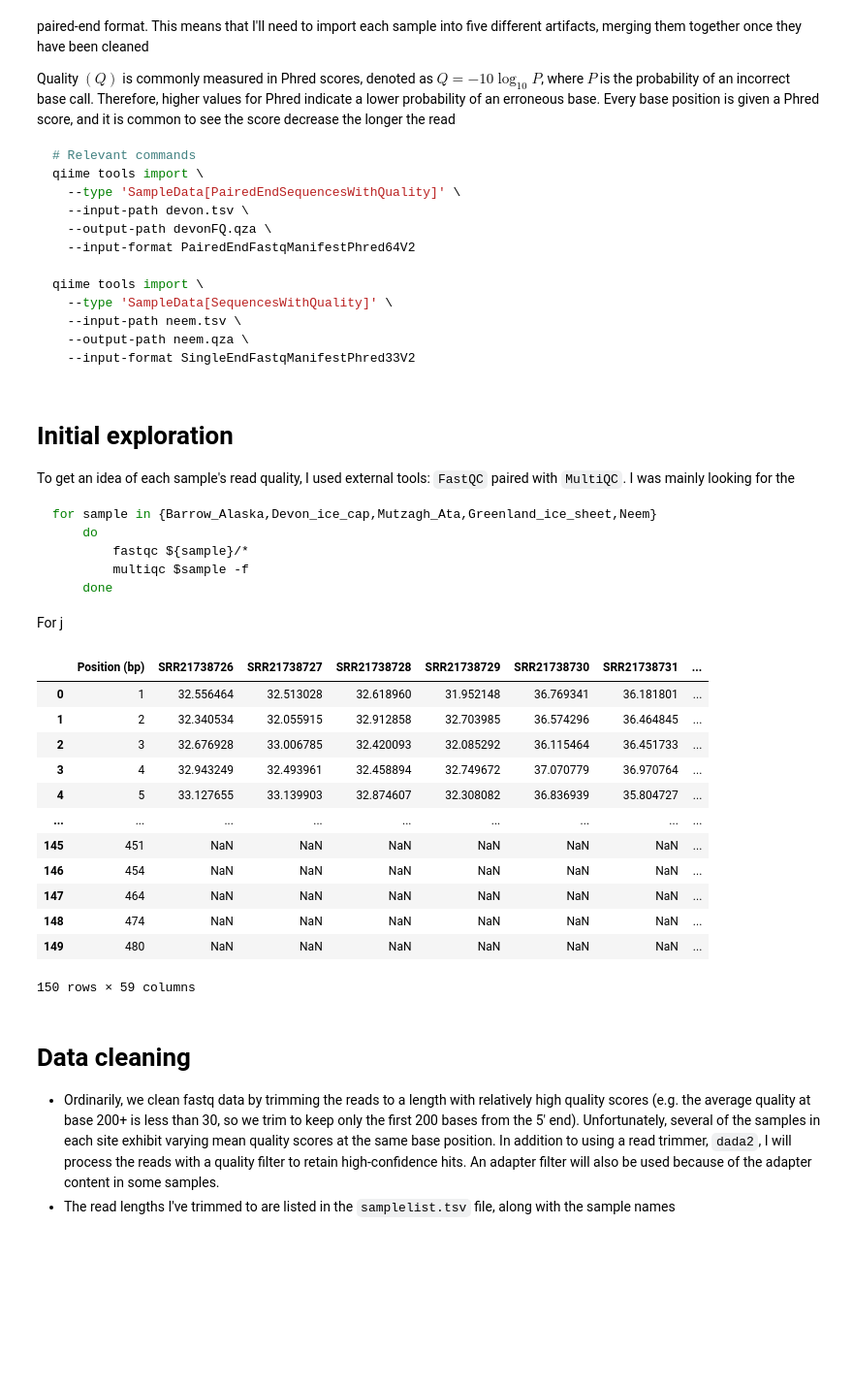
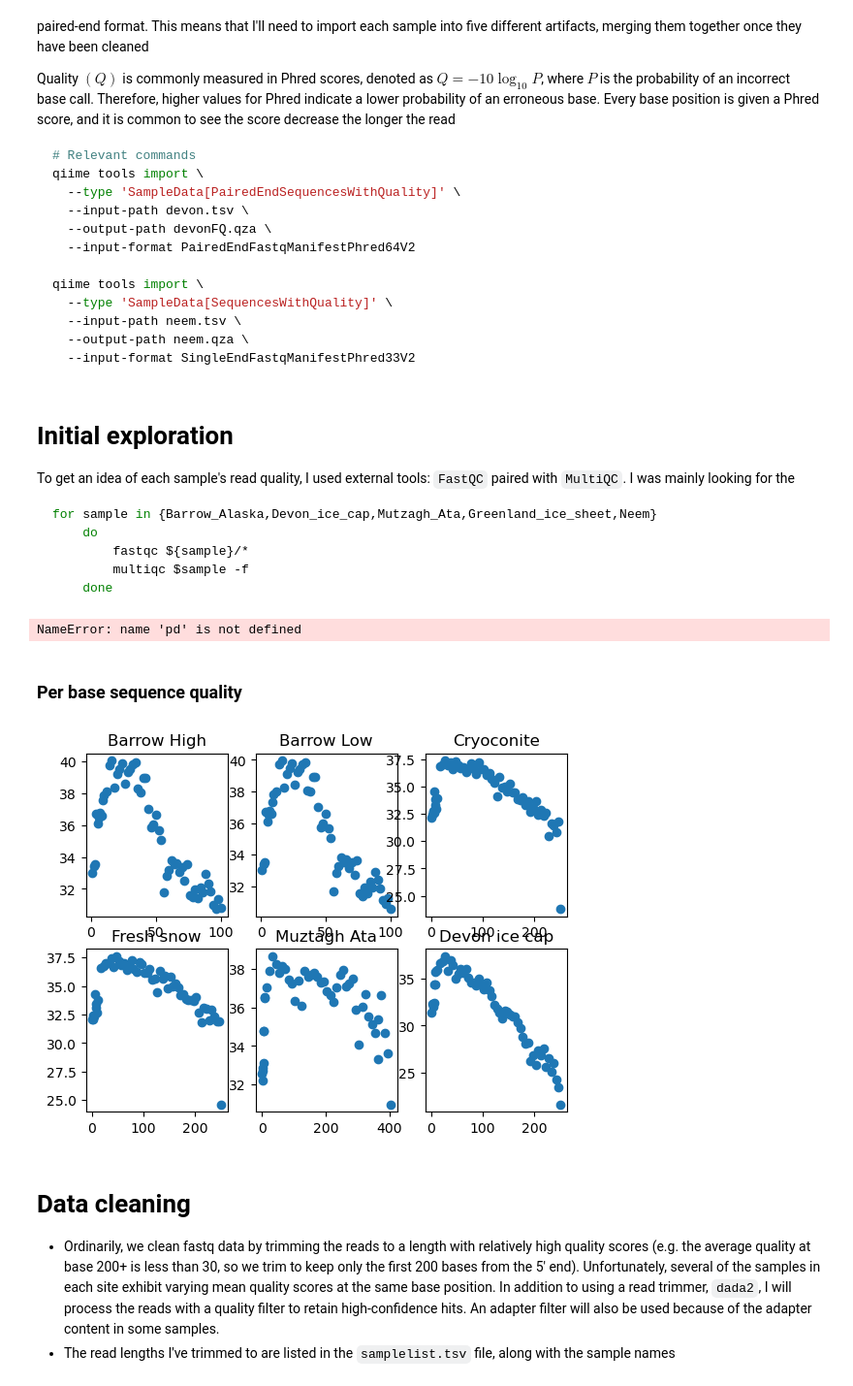
Before and after one commit to SJ-31/Cryosphere-ICCS261, a Jupyter notebook: main.ipynb, the cells around one changed output. Shown at 97% size. Saved outputs shown, nothing was run; the diff lists cells and outputs as text; code cells hidden in the pictures; blank space fills up the shorter version.

````diff
--- a/main.ipynb
+++ b/main.ipynb
@@ -71,28 +71,51 @@ for sample in {Barrow_Alaska,Devon_ice_cap,Mutzagh_Ata,Greenland_ice_sheet,Neem}
         multiqc $sample -f
     done
 ```
-
-For j
-# %%
-quality = pd.read_csv('data/fastqc_per_base_sequence_quality_plot.tsv', sep='\t')
-# fig, ax = plt.subplots()
-# for i in quality.columns:
-#     ax.scatter(x = quality.index, y = quality[i])
-# plt.show()
-# %% [output]
-|  | Position (bp) | SRR21738726 | SRR21738727 | SRR21738728 | SRR21738729 | SRR21738730 | SRR21738731 | ... |
-| 0 | 1 | 32.556464 | 32.513028 | 32.618960 | 31.952148 | 36.769341 | 36.181801 | ... |
-| 1 | 2 | 32.340534 | 32.055915 | 32.912858 | 32.703985 | 36.574296 | 36.464845 | ... |
-| 2 | 3 | 32.676928 | 33.006785 | 32.420093 | 32.085292 | 36.115464 | 36.451733 | ... |
-| 3 | 4 | 32.943249 | 32.493961 | 32.458894 | 32.749672 | 37.070779 | 36.970764 | ... |
-| 4 | 5 | 33.127655 | 33.139903 | 32.874607 | 32.308082 | 36.836939 | 35.804727 | ... |
-| ... | ... | ... | ... | ... | ... | ... | ... | ... |
-| 145 | 451 | NaN | NaN | NaN | NaN | NaN | NaN | ... |
-| 146 | 454 | NaN | NaN | NaN | NaN | NaN | NaN | ... |
-| 147 | 464 | NaN | NaN | NaN | NaN | NaN | NaN | ... |
-| 148 | 474 | NaN | NaN | NaN | NaN | NaN | NaN | ... |
-| 149 | 480 | NaN | NaN | NaN | NaN | NaN | NaN | ... |
-150 rows × 59 columns
+# %%
+# Import data
+qualities = pd.read_csv('', sep='\t')
+pd.read_csv('data/TSV_data/barrow_high/fastqc_per_sequence_quality_scores_plot.tsv', sep='\t')
+pd.read_csv('data/TSV_data/barrow_high/fastqc_sequence_length_distribution_plot.tsv', sep='\t')
+pd.read_csv('data/TSV_data/barrow_low/fastqc_per_sequence_quality_scores_plot.tsv', sep='\t')
+pd.read_csv('data/TSV_data/barrow_low/fastqc_sequence_length_distribution_plot.tsv', sep='\t')
+pd.read_csv('data/TSV_data/cryoconite/fastqc_adapter_content_plot.tsv', sep='\t')
+pd.read_csv('data/TSV_data/cryoconite/fastqc_per_sequence_quality_scores_plot.tsv', sep='\t')
+pd.read_csv('data/TSV_data/cryoconite/fastqc_sequence_length_distribution_plot.tsv', sep='\t')
+pd.read_csv('data/TSV_data/devon_ice/fastqc_per_sequence_quality_scores_plot.tsv', sep='\t')
+pd.read_csv('data/TSV_data/fresh_snow/fastqc_adapter_content_plot.tsv', sep='\t')
+pd.read_csv('data/TSV_data/fresh_snow/fastqc_per_sequence_quality_scores_plot.tsv', sep='\t')
+pd.read_csv('data/TSV_data/fresh_snow/fastqc_sequence_length_distribution_plot.tsv', sep='\t')
+
+
+pd.read_csv('data/TSV_data/mutzagh_ata/fastqc_per_sequence_quality_scores_plot.tsv', sep='\t')
+
+pd.read_csv('data/TSV_data/mutzagh_ata/fastqc_sequence_length_distribution_plot.tsv', sep='\t')
+# %% [output]
+NameError: name 'pd' is not defined
+# %% [markdown]
+### Per base sequence quality
+# %%
+bHSQ = pd.read_csv('data/TSV_data/barrow_high/fastqc_per_base_sequence_quality_plot.tsv', sep='\t')
+bLSQ = pd.read_csv('data/TSV_data/barrow_low/fastqc_per_base_sequence_quality_plot.tsv', sep='\t')
+crSQ = pd.read_csv('data/TSV_data/cryoconite/fastqc_per_base_sequence_quality_plot.tsv', sep='\t')
+diSQ = pd.read_csv('data/TSV_data/devon_ice/fastqc_per_base_sequence_quality_plot.tsv', sep='\t')
+fsSQ = pd.read_csv('data/TSV_data/fresh_snow/fastqc_per_base_sequence_quality_plot.tsv', sep='\t')
+maSQ = pd.read_csv('data/TSV_data/mutzagh_ata/fastqc_per_base_sequence_quality_plot.tsv', sep='\t')
+# %%
+plots: dict = {0: (bHSQ, 'Barrow High'), 1: (bLSQ, 'Barrow Low'),
+                2: (crSQ, 'Cryoconite'), 3: (fsSQ, 'Fresh snow'),
+                4: (maSQ, 'Muztagh Ata'), 5: (diSQ, 'Devon ice cap')}
+fig, ax = plt.subplots(2, 3)
+count: int = 0
+for i in range(2):
+    for j in range(3):
+        plot = plots[count][0]
+        ax[i,j].scatter(plot['Position (bp)'],
+                        plot.iloc[:, 1:].mean(axis=1))
+        ax[i,j].set(title=plots[count][1])
+        count += 1
+# %% [output]
+[figure, added]
 # %% [markdown]
 # Data cleaning
 - Ordinarily, we clean fastq data by trimming the reads to a length with relatively high quality scores (e.g. the average quality at base 200+ is less than 30, so we trim to keep only the first 200 bases from the 5' end). Unfortunately, several of the samples in each site exhibit varying mean quality scores at the same base position. In addition to using a read trimmer, `dada2`, I will process the reads with a quality filter to retain high-confidence hits. An adapter filter will also be used because of the adapter content in some samples.
````
Also changed, not shown: parts of 4 cells of this notebook, 23 other files.
